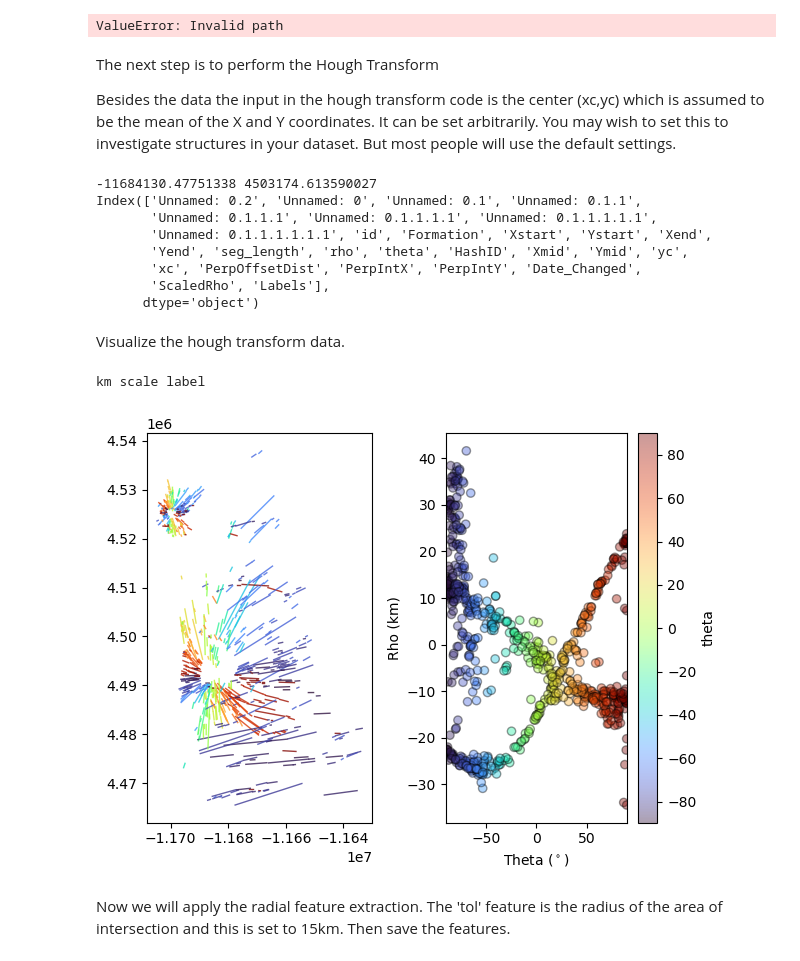
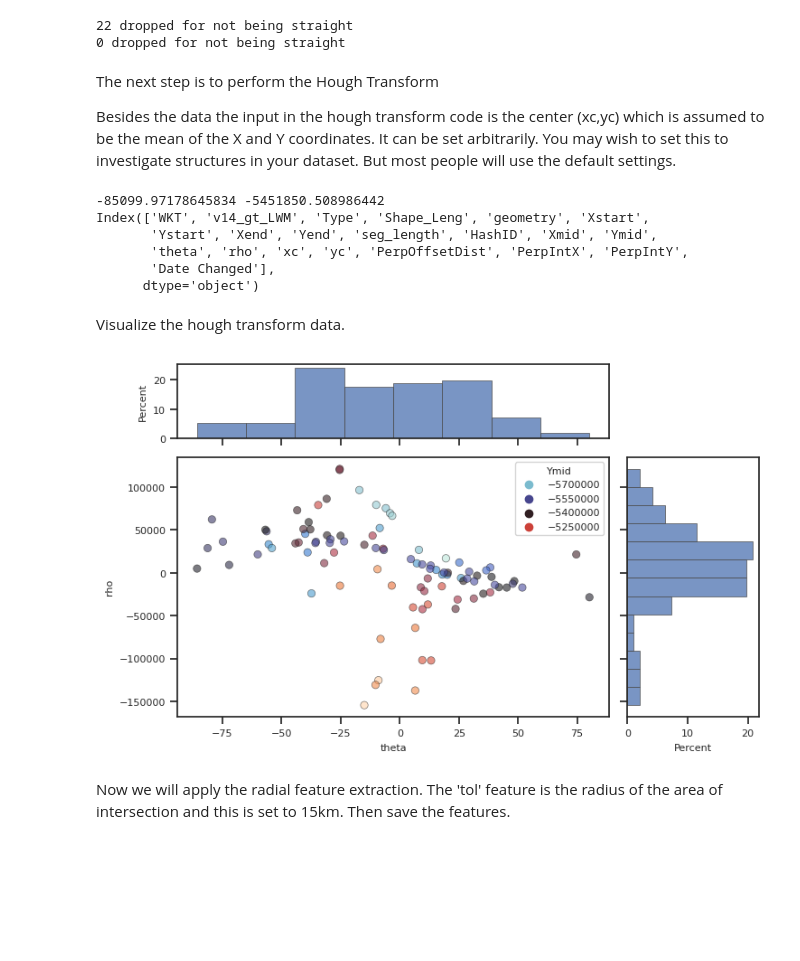
Before and after one commit to aikubo/LinkingLines, a Jupyter notebook: docs/DemoVenus.ipynb, the cells around one changed output. Cells and saved outputs as stored; diff of their text form; code cells hidden in the pictures; blank space fills up the shorter version.

```diff
--- a/docs/DemoVenus.ipynb
+++ b/docs/DemoVenus.ipynb
@@ -18,11 +18,16 @@ Radial lineaments on Venus are intriguing geological features indicative of the
 # %%
 #Let's begin by loading the module
 import linkinglines as ll
-
-# Load the example dataset
-dikeset=ll.readFile('/../data/exampleGanikiSegments.shp', preprocess=True)
+import matplotlib.pyplot as plt
+import seaborn as sns
+import numpy as np
-# %% [output]
-ValueError: Invalid path
+# %%
+
+# Load the example dataset
+dikeset=ll.readFile('../data/exampleGanikiSegments.shp', preprocess=True)
+# %% [output]
+22 dropped for not being straight
+0 dropped for not being straight
 # %% [markdown]
 The next step is to perform the Hough Transform
 
@@ -35,22 +40,19 @@ print(xc,yc)
 
 print(dikeset.columns)
 # %% [output]
--11684130.47751338 4503174.613590027
-Index(['Unnamed: 0.2', 'Unnamed: 0', 'Unnamed: 0.1', 'Unnamed: 0.1.1',
-       'Unnamed: 0.1.1.1', 'Unnamed: 0.1.1.1.1', 'Unnamed: 0.1.1.1.1.1',
-       'Unnamed: 0.1.1.1.1.1.1', 'id', 'Formation', 'Xstart', 'Ystart', 'Xend',
-       'Yend', 'seg_length', 'rho', 'theta', 'HashID', 'Xmid', 'Ymid', 'yc',
-       'xc', 'PerpOffsetDist', 'PerpIntX', 'PerpIntY', 'Date_Changed',
-       'ScaledRho', 'Labels'],
+-85099.97178645834 -5451850.508986442
+Index(['WKT', 'v14_gt_LWM', 'Type', 'Shape_Leng', 'geometry', 'Xstart',
+       'Ystart', 'Xend', 'Yend', 'seg_length', 'HashID', 'Xmid', 'Ymid',
+       'theta', 'rho', 'xc', 'yc', 'PerpOffsetDist', 'PerpIntX', 'PerpIntY',
+       'Date Changed'],
       dtype='object')
 # %% [markdown]
 Visualize the hough transform data.
 # %%
-fig, [ax_main, ax_xDist, ax_yDist]=plotScatterHist(dikeset, "theta",
+fig, [ax_main, ax_xDist, ax_yDist]=ll.plotScatterHist(dikeset, "theta",
                                                    "rho", hue='Ymid', palette="icefire")
 # %% [output]
-km scale label
-[figure, old version]
+[figure, new version]
 # %% [markdown]
 Now we will apply the radial feature extraction. The 'tol' feature is the radius of the area of intersection and this is set to 15km. Then save the features.
 # %%
```
Also changed, not shown: parts of 3 cells of this notebook, 11 other files.
